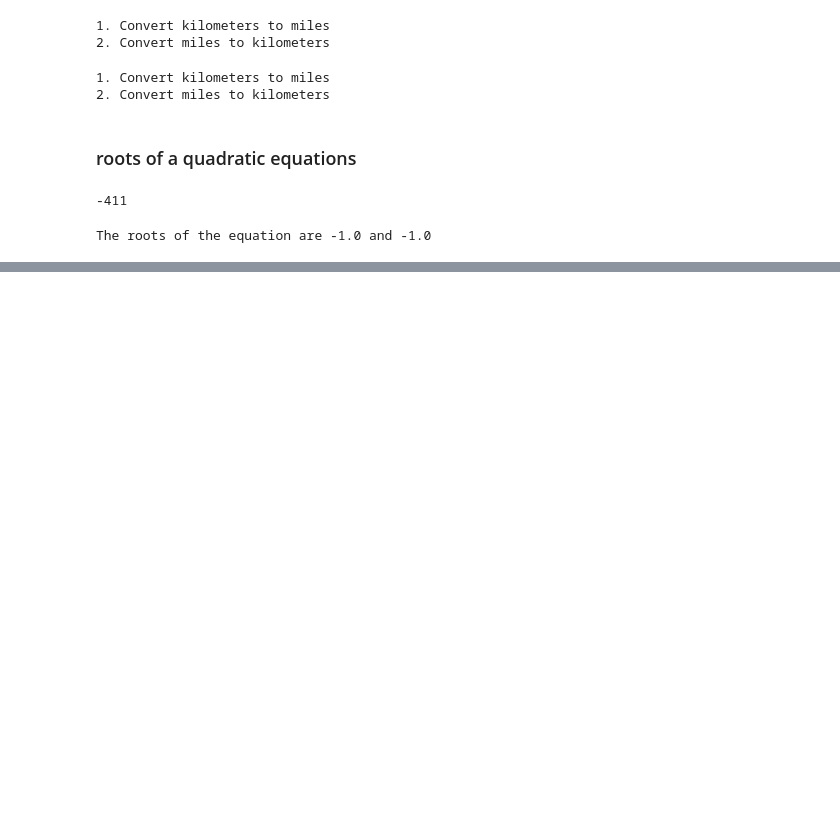
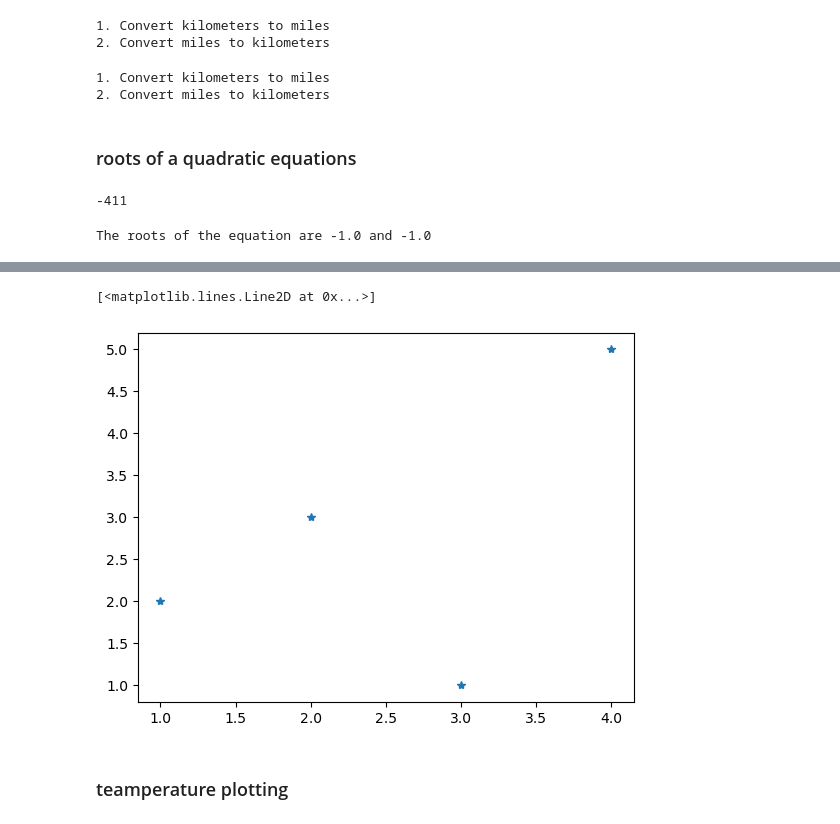
Before and after one commit to Amithmg6/doing_math_with_python, a Jupyter notebook: doing_math_nb.ipynb, the cells around one changed output, grey strips where cells are left out. Saved outputs shown, nothing was run; the diff lists cells and outputs as text; code cells hidden in the pictures; blank space fills up the shorter version.

```diff
--- a/doing_math_nb.ipynb
+++ b/doing_math_nb.ipynb
@@ -309,0 +390,7 @@ if __name__ == '__main__':
+# %%
+plot(x_num,y_num,'*')
+# %% [output]
+[<matplotlib.lines.Line2D at 0x...>]
+[figure, added]
+# %% [markdown]
+### teamperature plotting
```
Also changed, not shown: parts of 31 cells of this notebook.
